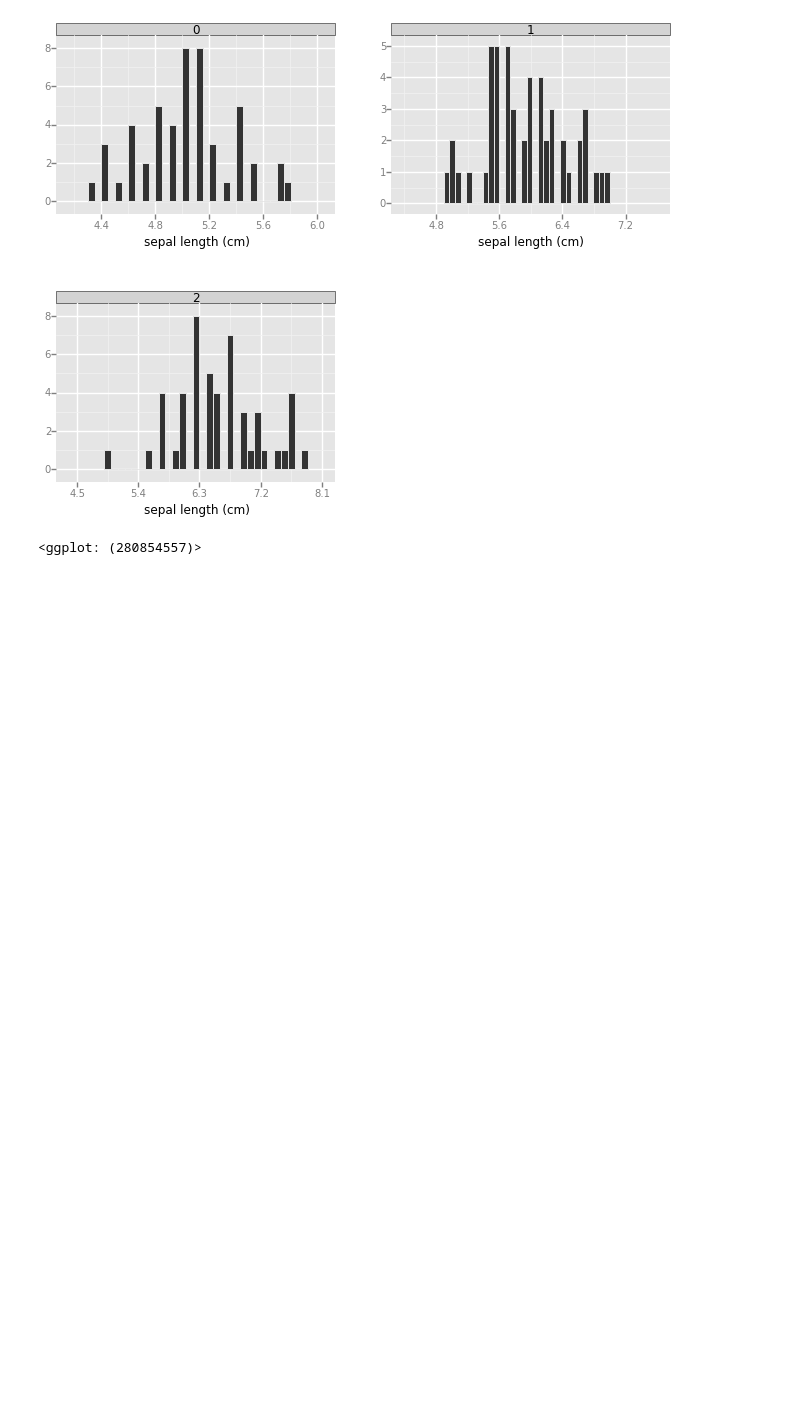
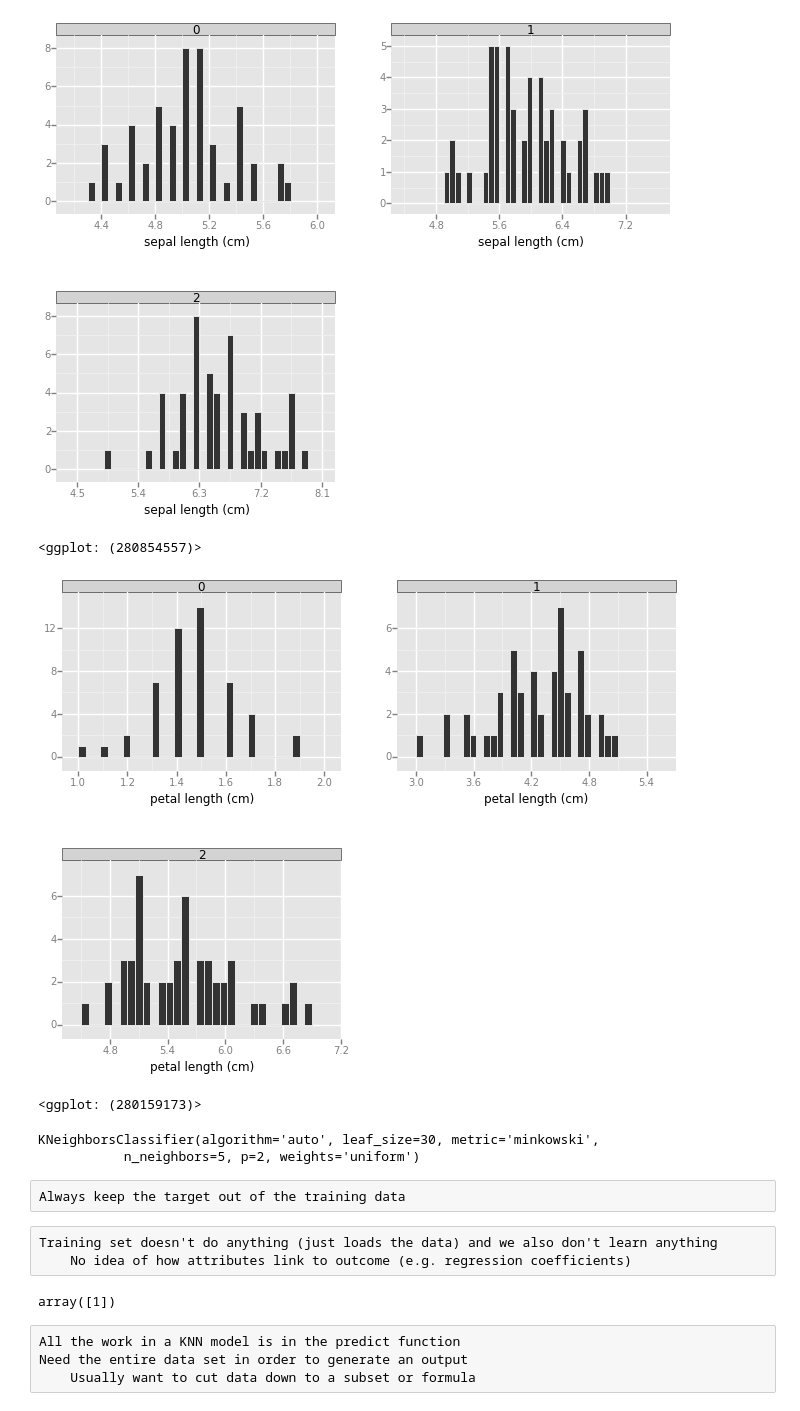
Before and after one commit to asbhat/data-science-class, a Jupyter notebook: machine-learning/KNN on Iris.ipynb, the cells around one changed output. Drawn from its saved outputs; the diff is of its cells as text; code cells hidden in the pictures; blank space fills up the shorter version.

```diff
--- a/machine-learning/KNN on Iris.ipynb
+++ b/machine-learning/KNN on Iris.ipynb
@@ -42,3 +42,27 @@ ggplot(data, aes(x='sepal length (cm)')) + geom_histogram() + facet_wrap('specie
   warnings.warn(msg, RuntimeWarning)
 [figure]
 <ggplot: (280854557)>
+# %%
+ggplot(data, aes(x='petal length (cm)')) + geom_histogram() + facet_wrap('species')
+# %% [output]
+[figure, added]
+<ggplot: (280159173)>
+# %%
+model = KNeighborsClassifier()
+model.fit(iris.data, iris.target)
+# %% [output]
+KNeighborsClassifier(algorithm='auto', leaf_size=30, metric='minkowski',
+           n_neighbors=5, p=2, weights='uniform')
+# %% [raw]
+Always keep the target out of the training data
+# %% [raw]
+Training set doesn't do anything (just loads the data) and we also don't learn anything
+    No idea of how attributes link to outcome (e.g. regression coefficients)
+# %%
+model.predict([[1.0, 1.0, 4.6, 2.3]])
+# %% [output]
+array([1])
+# %% [raw]
+All the work in a KNN model is in the predict function
+Need the entire data set in order to generate an output
+    Usually want to cut data down to a subset or formula
```
Also changed, not shown: parts of 19 cells of this notebook.
